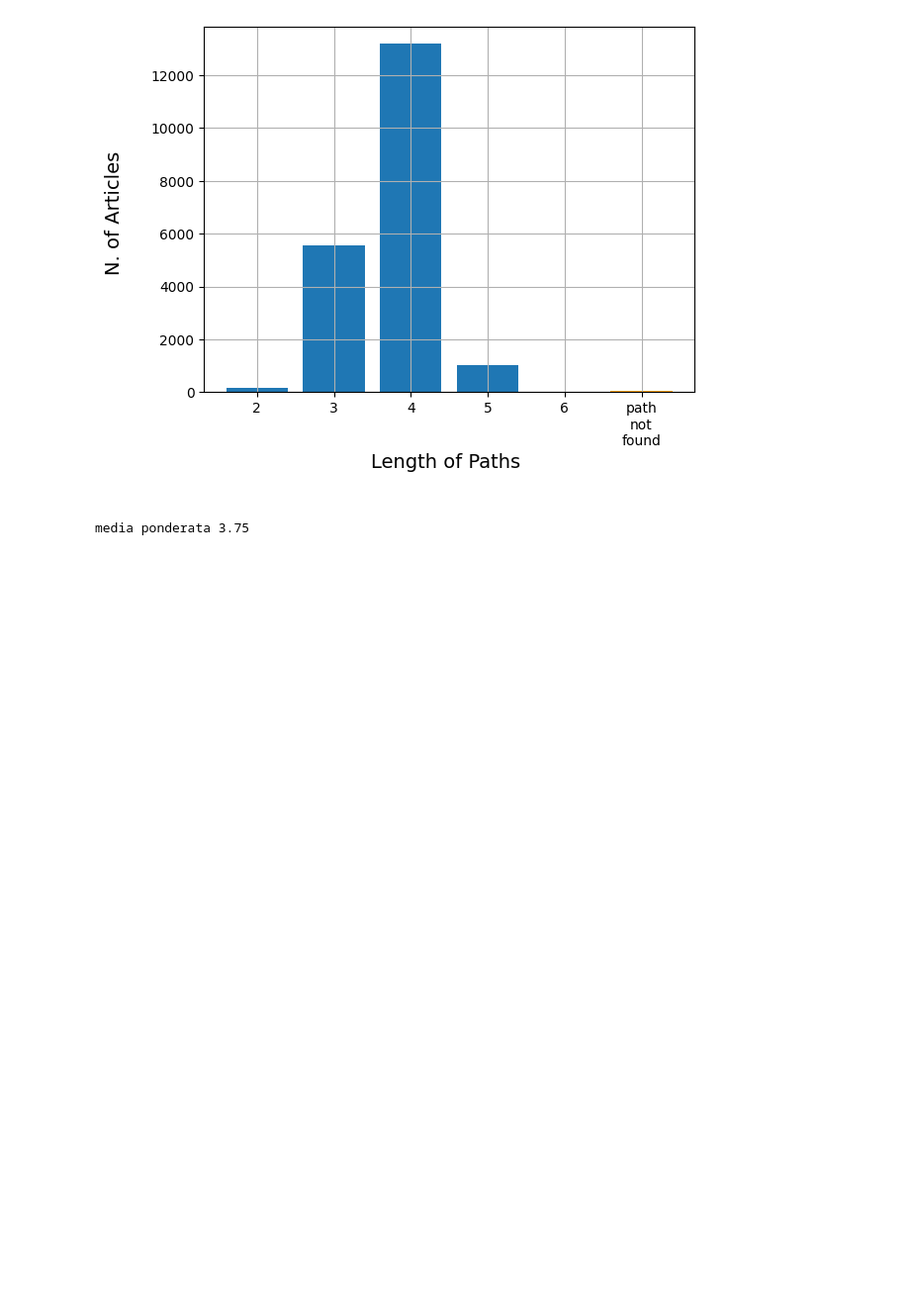
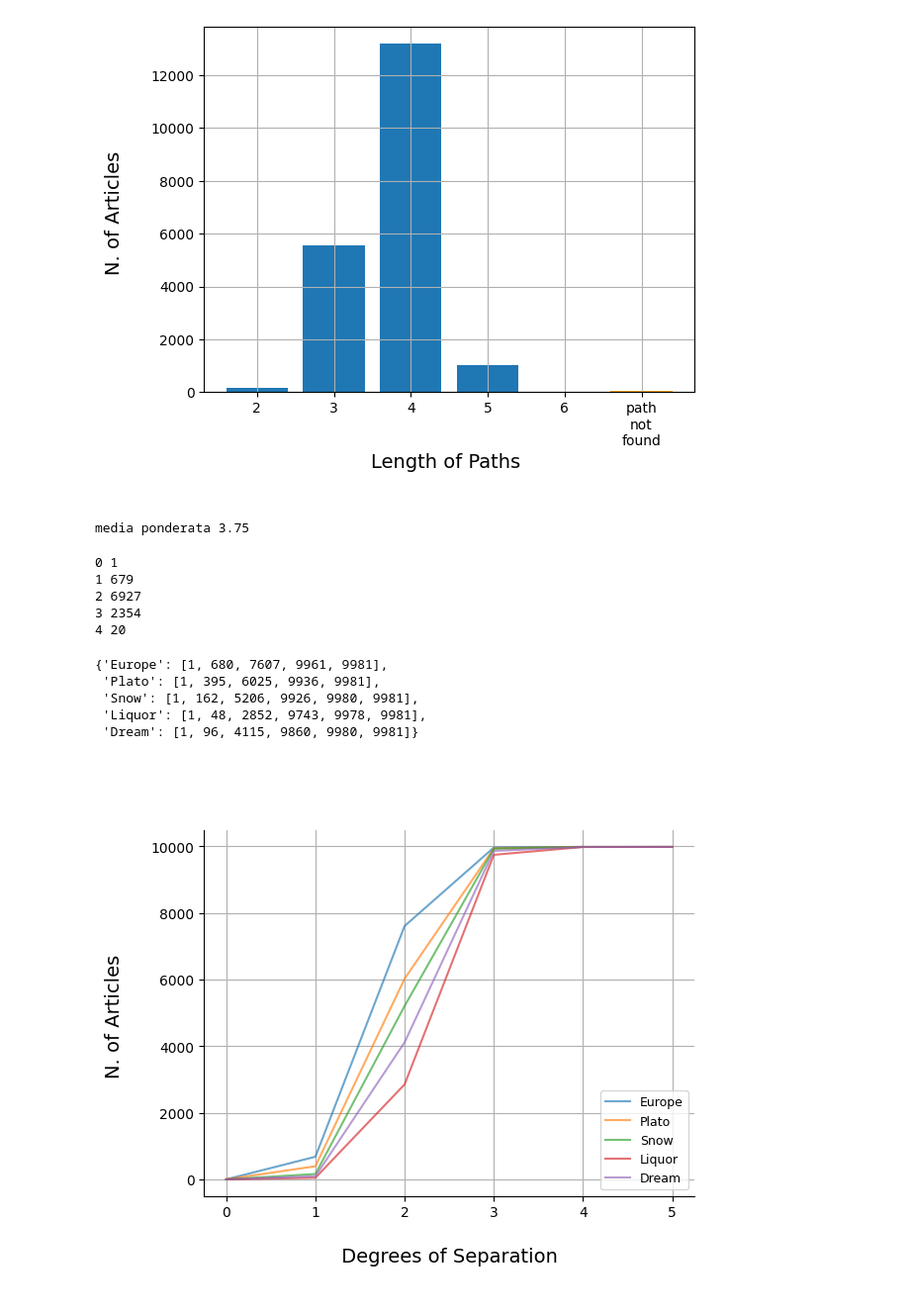
Before and after one commit to LM1997610/Social_Networks, a Jupyter notebook: Project/Untitled30.ipynb, the cells around one changed output. Shown: that part at 99% size. Drawn from its saved outputs; the diff is of its cells as text; code cells hidden in the pictures; blank space fills up the shorter version.

```diff
--- a/Project/Untitled30.ipynb
+++ b/Project/Untitled30.ipynb
@@ -259,0 +274,11 @@ media ponderata 3.75
+# %%
+result = get_neighbors_at_levels(G, 2951, max_level=7)
+
+for k,v in result.items():
+  print(k, len(v))
+# %% [output]
+0 1
+1 679
+2 6927
+3 2354
+4 20
@@ -259,0 +294,51 @@ media ponderata 3.75
+# %%
+
+indexes= [2951, 7108, 8319, 5365, 2526]
+
+data = {wikivitals.names[indexes[i]]:[] for i in  range(len(indexes))}
+
+for i in range(len(indexes)):
+
+  result = get_neighbors_at_levels(G, indexes[i], max_level=8)
+  result = cum_sum(result)
+  data[wikivitals.names[indexes[i]]] = result
+# %%
+data
+# %% [output]
+{'Europe': [1, 680, 7607, 9961, 9981],
+ 'Plato': [1, 395, 6025, 9936, 9981],
+ 'Snow': [1, 162, 5206, 9926, 9980, 9981],
+ 'Liquor': [1, 48, 2852, 9743, 9978, 9981],
+ 'Dream': [1, 96, 4115, 9860, 9980, 9981]}
+# %%
+def do_a_plot(data, total_nodes):
+
+  table_data = []
+
+  for key, value_list in data.items():
+
+    percentages = [str((round((size / total_nodes) * 100, 2)))+" %" for size in value_list]
+    table_data.append([key] + percentages)
+
+    plt.plot(range(len(value_list)), value_list, alpha = 0.65, label=key)
+
+  headers = ["Node"] + [f"Hop {i+1}" for i in range(len(result))]
+  this_table = tabulate(table_data, headers=headers, tablefmt="pretty")
+
+  plt.gca().spines['right'].set_color('none')
+  plt.gca().spines['top'].set_color('none')
+
+  plt.title("\n\n")
+  plt.xlabel("\n Degrees of Separation \n", fontsize=14)
+  plt.ylabel("N. of Articles \n", fontsize= 14)
+
+
+  plt.grid()
+  plt.legend(loc ="lower right", prop={'size': 9})
+  plt.show()
+
+  return data, this_table
+# %%
+table  = do_a_plot(data, 10000)
+# %% [output]
+[figure, added]
```
Also changed, not shown: parts of 7 cells of this notebook.
